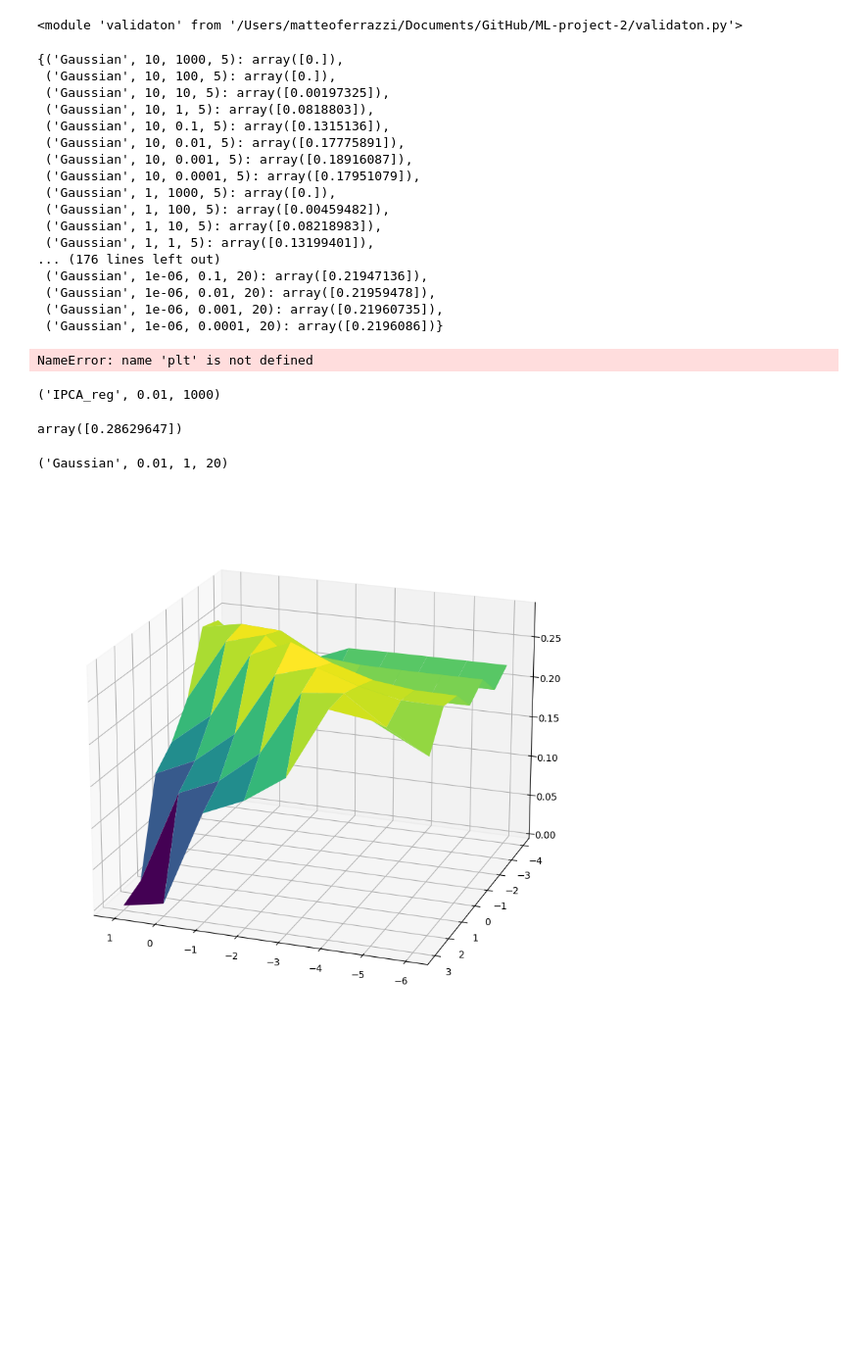
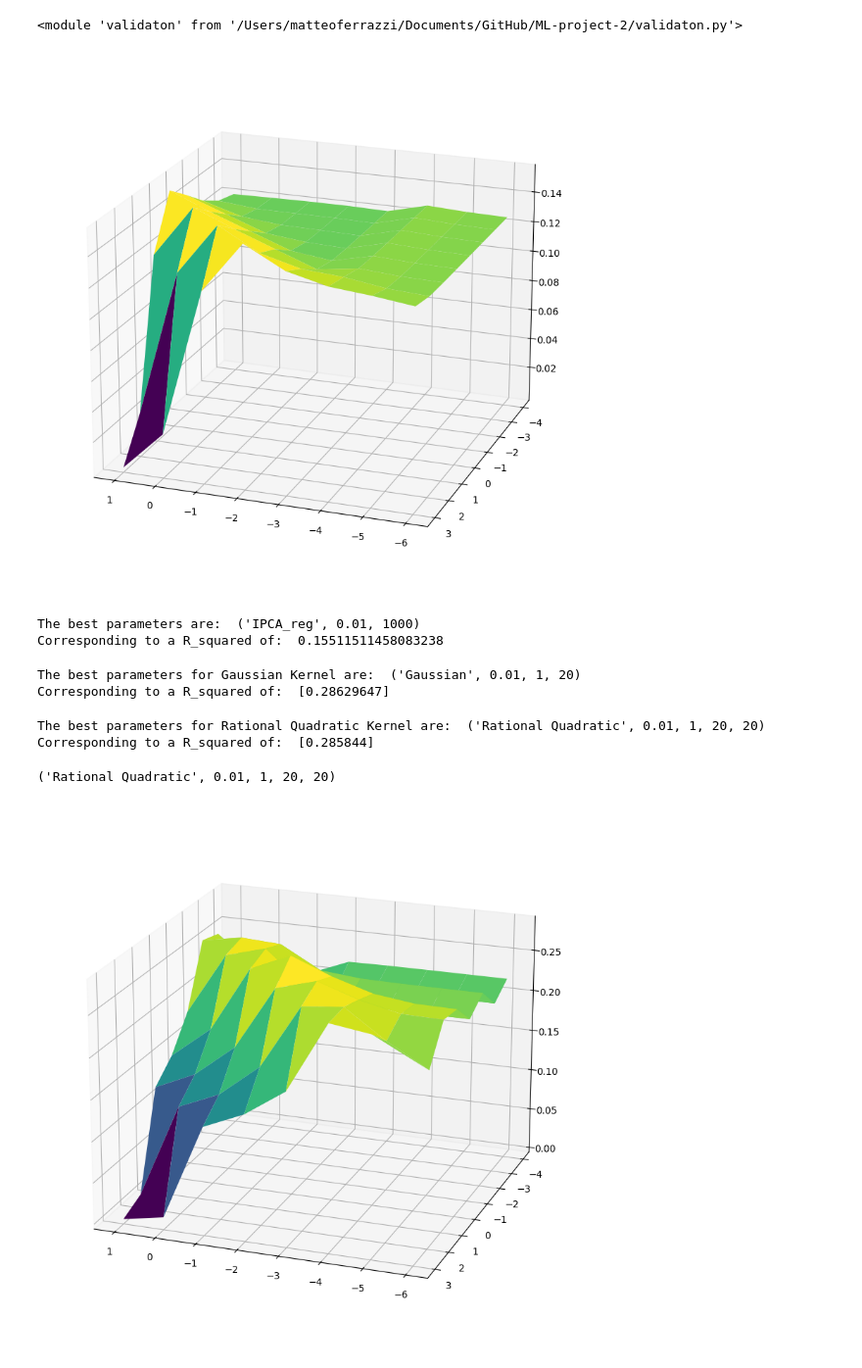
Before and after one commit to matteoferrazzi/ML-project-2, a Jupyter notebook: run.ipynb, the cells around one changed output. Shown at 98% size. Cells and saved outputs as stored; diff of their text form; code cells hidden in the pictures; blank space fills up the shorter version.

```diff
--- a/run.ipynb
+++ b/run.ipynb
@@ -33,24 +33,4 @@ with open('dict_gaussian.pickle', 'rb') as handle:
 
 with open('dict_IPCA_reg.pickle', 'rb') as handle:
     dict_IPCA_reg = pickle.load(handle)
-# %%
-dict_gaussian
-# %% [output]
-{('Gaussian', 10, 1000, 5): array([0.]),
- ('Gaussian', 10, 100, 5): array([0.]),
- ('Gaussian', 10, 10, 5): array([0.00197325]),
- ('Gaussian', 10, 1, 5): array([0.0818803]),
- ('Gaussian', 10, 0.1, 5): array([0.1315136]),
- ('Gaussian', 10, 0.01, 5): array([0.17775891]),
- ('Gaussian', 10, 0.001, 5): array([0.18916087]),
- ('Gaussian', 10, 0.0001, 5): array([0.17951079]),
- ('Gaussian', 1, 1000, 5): array([0.]),
- ('Gaussian', 1, 100, 5): array([0.00459482]),
- ('Gaussian', 1, 10, 5): array([0.08218983]),
- ('Gaussian', 1, 1, 5): array([0.13199401]),
-... (176 lines left out)
- ('Gaussian', 1e-06, 0.1, 20): array([0.21947136]),
- ('Gaussian', 1e-06, 0.01, 20): array([0.21959478]),
- ('Gaussian', 1e-06, 0.001, 20): array([0.21960735]),
- ('Gaussian', 1e-06, 0.0001, 20): array([0.2196086])}
 # %%
@@ -70,36 +58,42 @@ def surface_gaussian(dictionary, lambdas1, lambdas2, i, j):
 # %%
-def surface_IPCA(dictionary, lambdas1, lambdas2, i, j):
+def surface_IPCA(dictionary, lambdas1, lambdas2):
 
     z = np.zeros((len(lambdas1), len(lambdas2)))
     for l1, lambda1 in enumerate(lambdas1):
         for l2, lambda2 in enumerate(lambdas2):
-            temp = []
             for k,v in dictionary.items():
-                if k[i] == lambda1 and k[j] == lambda2:
-                    z[l1, l2] = max(temp)
+                if k[1] == lambda1 and k[2] == lambda2:
+                    z[l1, l2] = v
 
     return z
 # %%
 fig = plt.figure(figsize=(10,10))
 ax = fig.add_subplot(111, projection='3d')
 x, y = np.meshgrid(list([10, 1, 0.1, 0.01, 0.001, 0.0001, 0.00001, 0.000001]), list([1000, 100, 10, 1, 0.1, 0.01, 0.001, 0.0001]))
-z = surface_IPCA(dict_IPCA_reg, list([10, 1, 0.1, 0.01, 0.001, 0.0001, 0.00001, 0.000001]), list([1000, 100, 10, 1, 0.1, 0.01, 0.001, 0.0001]), 1, 2)
+z = surface_IPCA(dict_IPCA_reg, list([10, 1, 0.1, 0.01, 0.001, 0.0001, 0.00001, 0.000001]), list([1000, 100, 10, 1, 0.1, 0.01, 0.001, 0.0001]))
 ax.plot_surface(np.log10(np.array(x)), np.log10(np.array(y)), np.array(z), cmap='viridis')
 ax.view_init(20, 110)
 # %% [output]
-NameError: name 'plt' is not defined
+[figure, added]
+# %%
+print('The best parameters for IPCA are: ',max(dict_IPCA_reg, key=dict_IPCA_reg.get),'\nCorresponding to a R_squared of: ',max(dict_IPCA_reg.values()))
+# %% [output]
+The best parameters are:  ('IPCA_reg', 0.01, 1000)
+Corresponding to a R_squared of:  0.15511511458083238
+# %%
+print('The best parameters for Gaussian Kernel are: ',max(dict_gaussian, key=dict_gaussian.get),'\nCorresponding to a R_squared of: ',max(dict_gaussian.values()))
+# %% [output]
+The best parameters for Gaussian Kernel are:  ('Gaussian', 0.01, 1, 20)
+Corresponding to a R_squared of:  [0.28629647]
+# %%
+print('The best parameters for Rational Quadratic Kernel are: ',max(dict_rq, key=dict_rq.get),'\nCorresponding to a R_squared of: ',max(dict_rq.values()))
+# %% [output]
+The best parameters for Rational Quadratic Kernel are:  ('Rational Quadratic', 0.01, 1, 20, 20)
+Corresponding to a R_squared of:  [0.285844]
 # %%
-max(dict_IPCA_reg, key=dict_IPCA_reg.get)
+max(dict_rq, key=dict_rq.get)
 # %% [output]
-('IPCA_reg', 0.01, 1000)
+('Rational Quadratic', 0.01, 1, 20, 20)
-# %%
-max(dict_gaussian.values())
-# %% [output]
-array([0.28629647])
-# %%
-max(dict_gaussian, key=dict_gaussian.get)
-# %% [output]
-('Gaussian', 0.01, 1, 20)
 # %%
 fig = plt.figure(figsize=(10,10))
 ax = fig.add_subplot(111, projection='3d')
```
Also changed, not shown: parts of 10 cells of this notebook, 3 other files.
